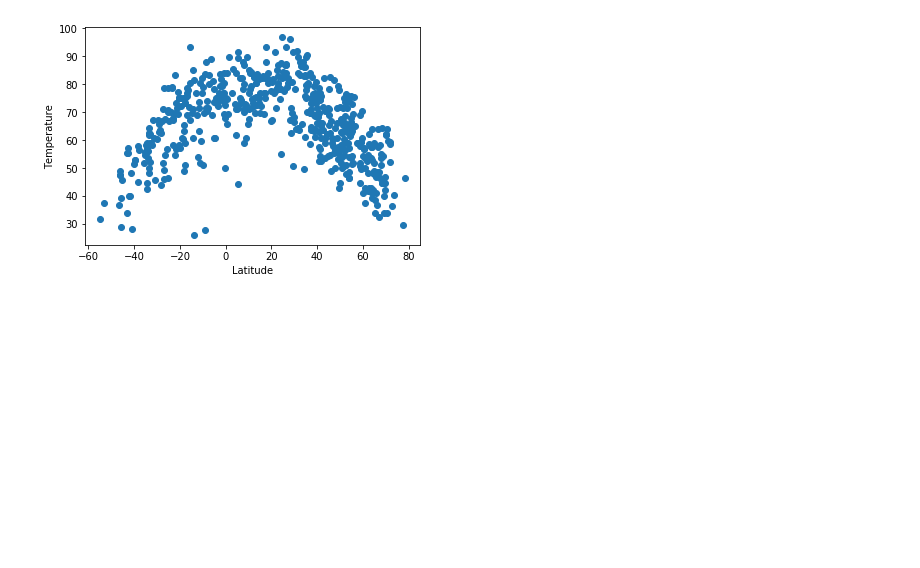
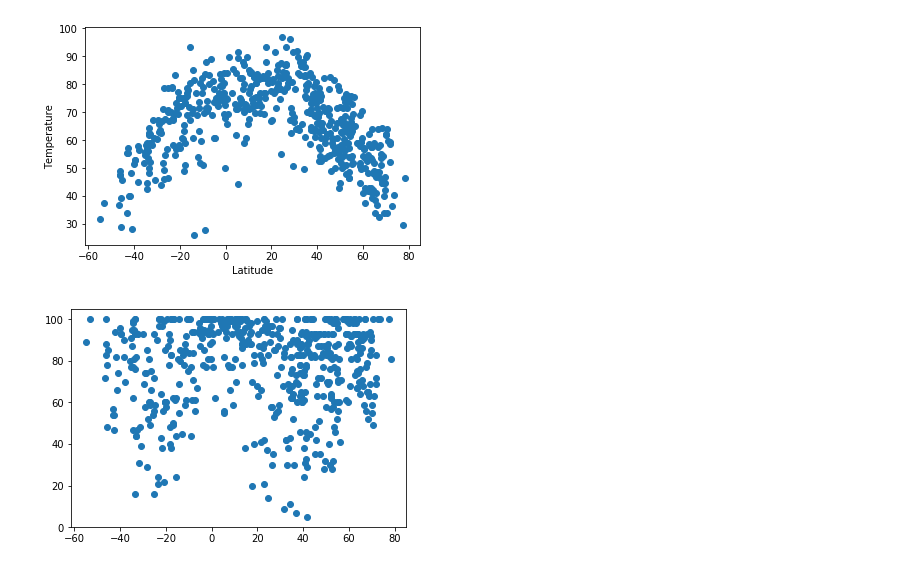
Before and after one commit to ralfsantacruz/OpenWeatherAPI, a Jupyter notebook: starter_code/WeatherPy.ipynb, the cells around one changed output. Cells and saved outputs as stored; diff of their text form; code cells hidden in the pictures; blank space fills up the shorter version.

Commit message:
created all scatterplots and cleaned up print statments for API calls

```diff
--- a/starter_code/WeatherPy.ipynb
+++ b/starter_code/WeatherPy.ipynb
@@ -77,20 +77,22 @@ dictionary = {
      'latitude': []
      }
 
+city_nums = [x for x in range(1,len(cities))]
 
+# print(city_nums)
 
-for city in cities:
+for city, num in zip(cities,city_nums):
     try:
         city_url = f"http://api.openweathermap.org/data/2.5/weather?units=Imperial&q={city}{api_key}"
         request = requests.get(city_url).json()
-    #     pprint(request)
         dictionary['temperature'].append(request['main']['temp'])
         dictionary['humidity'].append(request['main']['humidity'])
         dictionary['cloudiness %'].append(request['clouds']['all'])
         dictionary['windspeed (mph)'].append(request['wind']['speed'])
         dictionary['latitude'].append(request['coord']['lat'])
+        print("--------------------------------------------")
+        print(f"API Call #{num}: Adding {city.title()}'s information to the dataframe... ")
     except KeyError:
-
-        pprint(request)
-        print(city)
+        print("--------------------------------------------")
+        print(f"API Call #{num}: {city.title()} not in database.")
 # %% [output]
@@ -151,0 +133,5 @@ plt.scatter(dictionary[])
+# %%
+plt.scatter(df['latitude'], df['humidity'])
+plt.show()
+# %% [output]
+[figure, added]
```
Also changed, not shown: parts of 7 cells of this notebook.
